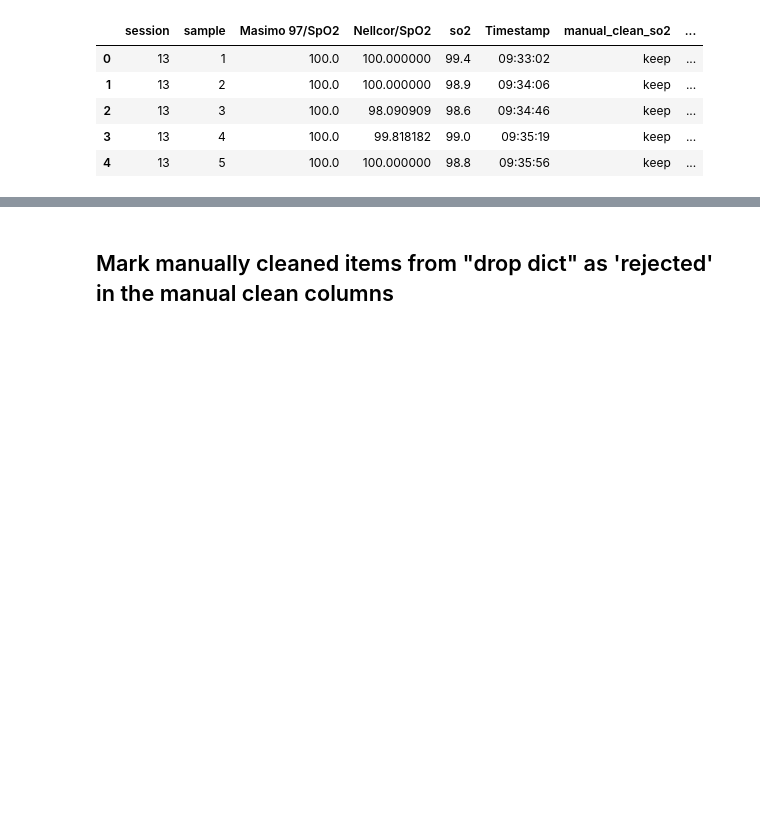
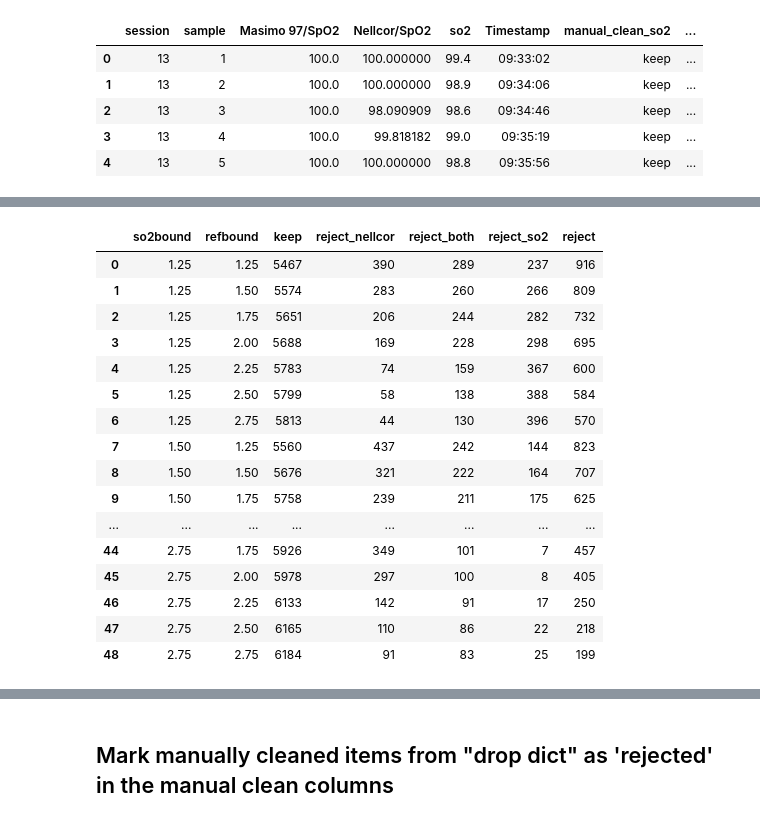
Before and after one commit to lawtj/lipnick_session_streamlit, a Jupyter notebook: cleaning_compare.ipynb, the cells around one changed output, grey strips where cells are left out. Saved outputs shown, nothing was run; the diff lists cells and outputs as text; code cells hidden in the pictures; blank space fills up the shorter version.

```diff
--- a/cleaning_compare.ipynb
+++ b/cleaning_compare.ipynb
@@ -68,0 +107,30 @@ TypeError: 'float' object cannot be interpreted as an integer
+# %%
+# Convert the dictionary to a list of dictionaries with separated keys and inner values
+rows = [
+    {'so2bound': k[0], 'refbound': k[1], **v}
+    for k, v in sensitivity_analysis.items()
+]
+
+# Create a DataFrame from the list of dictionaries
+sens = pd.DataFrame(rows)
+sens['reject'] = sens['reject_nellcor'] + sens['reject_both'] + sens['reject_so2']
+sens.to_csv('sens.csv')
+sens
+# %% [output]
+|  | so2bound | refbound | keep | reject_nellcor | reject_both | reject_so2 | reject |
+| 0 | 1.25 | 1.25 | 5467 | 390 | 289 | 237 | 916 |
+| 1 | 1.25 | 1.50 | 5574 | 283 | 260 | 266 | 809 |
+| 2 | 1.25 | 1.75 | 5651 | 206 | 244 | 282 | 732 |
+| 3 | 1.25 | 2.00 | 5688 | 169 | 228 | 298 | 695 |
+| 4 | 1.25 | 2.25 | 5783 | 74 | 159 | 367 | 600 |
+| 5 | 1.25 | 2.50 | 5799 | 58 | 138 | 388 | 584 |
+| 6 | 1.25 | 2.75 | 5813 | 44 | 130 | 396 | 570 |
+| 7 | 1.50 | 1.25 | 5560 | 437 | 242 | 144 | 823 |
+| 8 | 1.50 | 1.50 | 5676 | 321 | 222 | 164 | 707 |
+| 9 | 1.50 | 1.75 | 5758 | 239 | 211 | 175 | 625 |
+| ... | ... | ... | ... | ... | ... | ... | ... |
+| 44 | 2.75 | 1.75 | 5926 | 349 | 101 | 7 | 457 |
+| 45 | 2.75 | 2.00 | 5978 | 297 | 100 | 8 | 405 |
+| 46 | 2.75 | 2.25 | 6133 | 142 | 91 | 17 | 250 |
+| 47 | 2.75 | 2.50 | 6165 | 110 | 86 | 22 | 218 |
+| 48 | 2.75 | 2.75 | 6184 | 91 | 83 | 25 | 199 |
```
Also changed, not shown: parts of 9 cells of this notebook, 2 other files.
